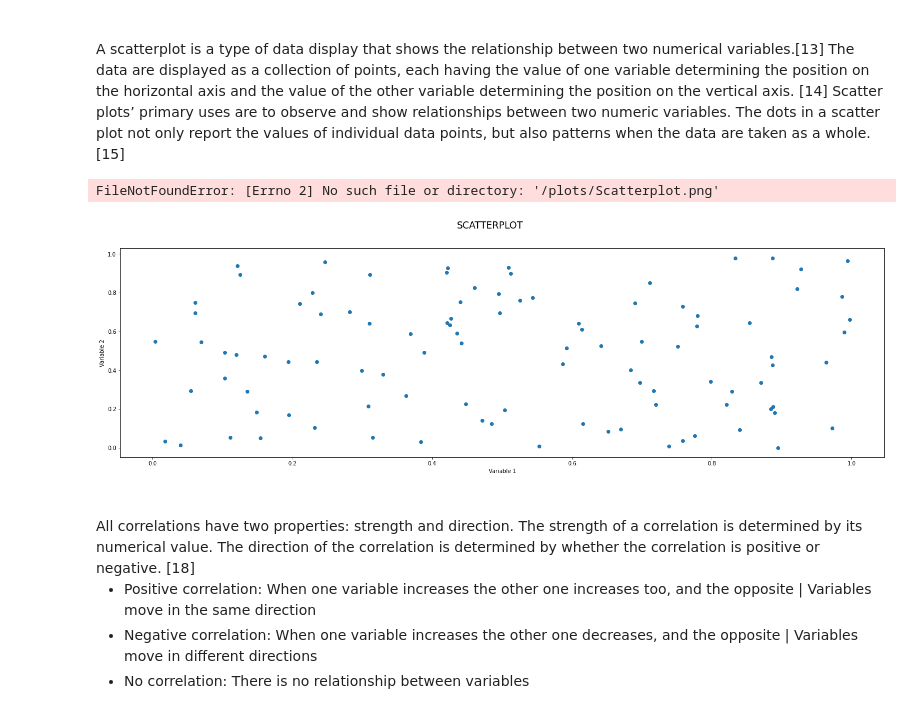
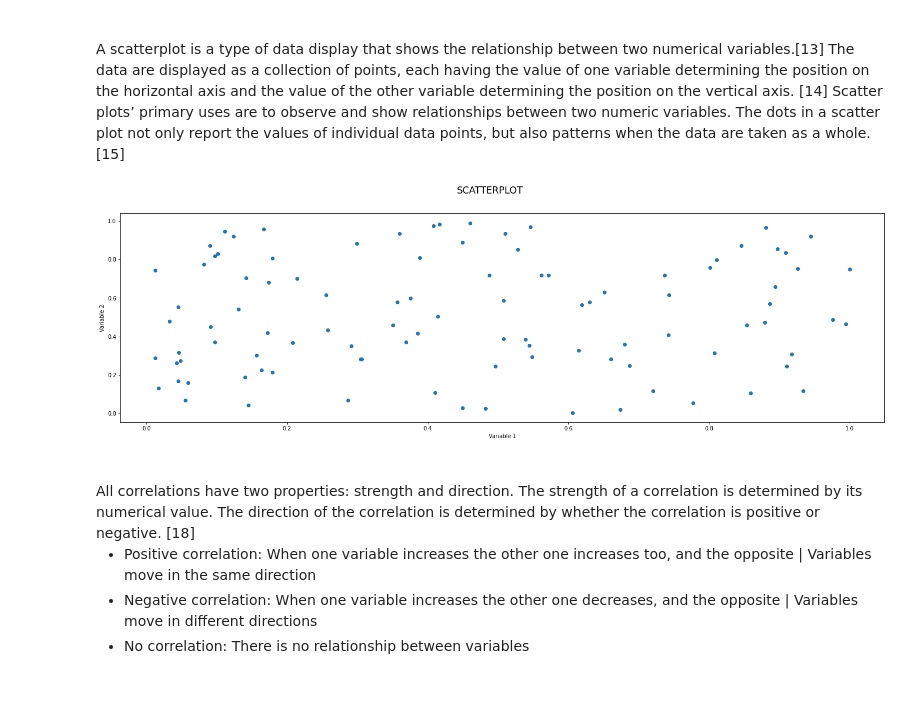
Before and after one commit to AnteDujic/Fundamentals-of-Data-Analysis, a Jupyter notebook: pyplot.ipynb, the cells around one changed output. Drawn from its saved outputs; the diff is of its cells as text; code cells hidden in the pictures.

Commit message:
Test image

```diff
--- a/pyplot.ipynb
+++ b/pyplot.ipynb
@@ -105,23 +105,22 @@ rng = np.random.default_rng(seed = 0)
 # %%
 # Creating an empty figure.
 fig, axs = plt.subplots(figsize = (25,7))
 fig.suptitle ("SCATTERPLOT\n", size = "xx-large")
 
 # Data.
 array = rng.random([100,100])
 x = array[:, 0]
 y = array[:, 1]
 # Naming labels.
 plt.xlabel("Variable 1")
 plt.ylabel("Variable 2")
 # Creating a plot.
 plt.scatter(x, y)
 # Display a plot.
-plt.savefig ("/plots/Scatterplot")
+plt.savefig ("plots/Scatterplot")
 plt.show()
 # %% [output]
-FileNotFoundError: [Errno 2] No such file or directory: '/plots/Scatterplot.png'
-[figure, old version]
+[figure, new version]
 # %% [markdown]
 <br>
 All correlations have two properties: strength and direction. The strength of a correlation is determined by its numerical value. The direction of the correlation is determined by whether the correlation is positive or negative. [18]
```
Also changed, not shown: 1 other file.
